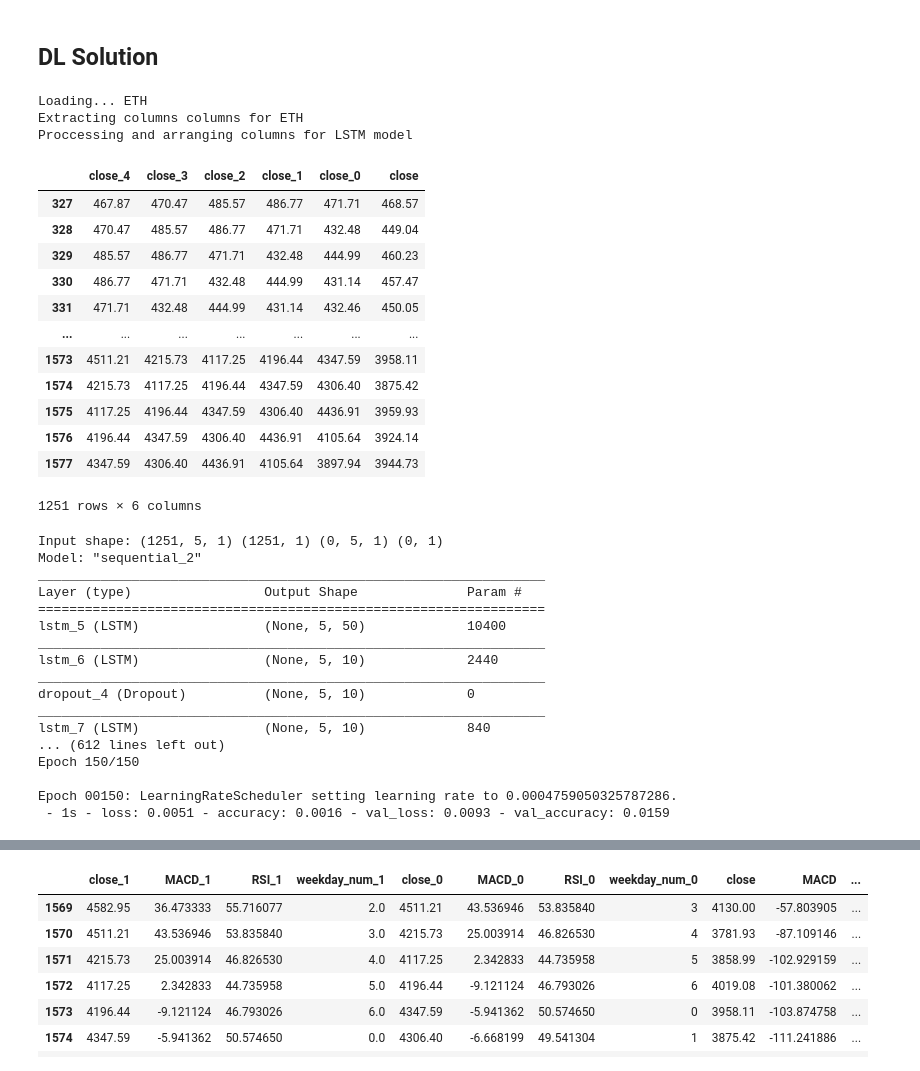
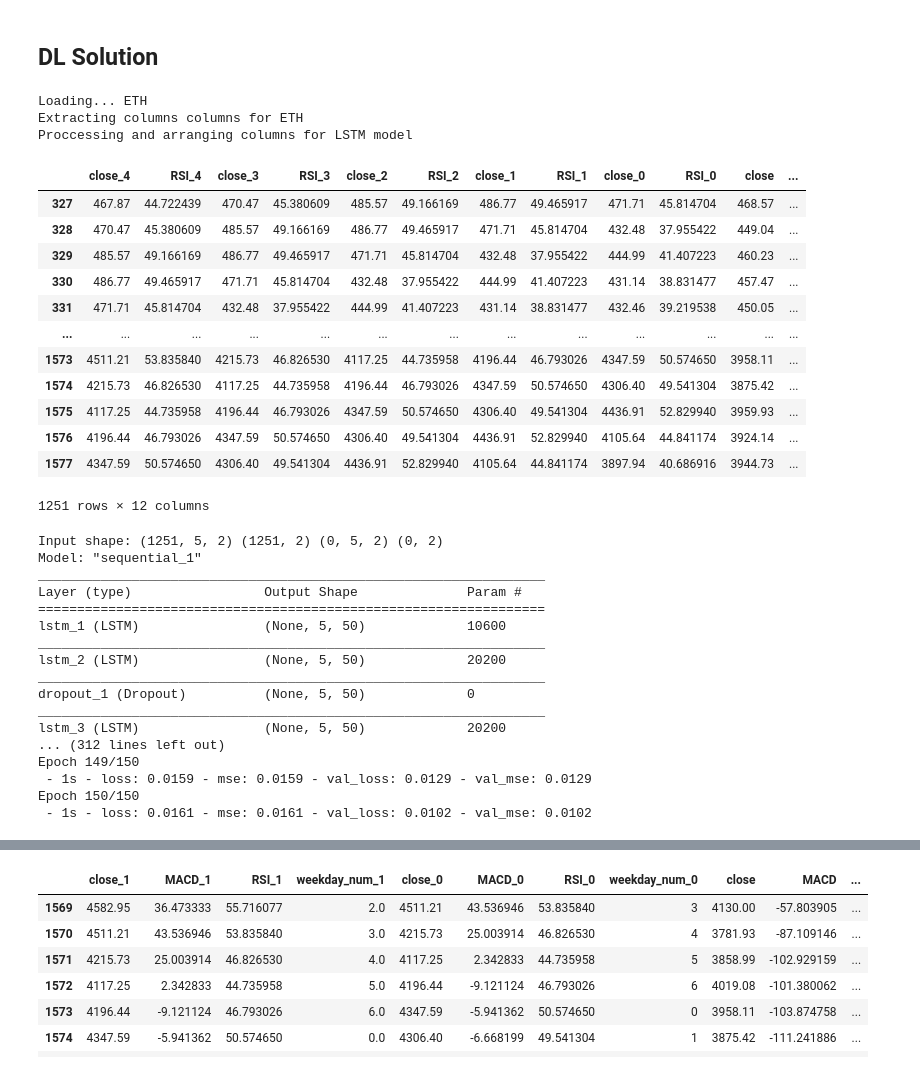
Before and after one commit to GZabalaG/crypto_bot, a Jupyter notebook: trading_simulation/Simulation.ipynb, the cells around one changed output, grey strips where cells are left out. Cells and saved outputs as stored; diff of their text form; code cells hidden in the pictures.

```diff
--- a/trading_simulation/Simulation.ipynb
+++ b/trading_simulation/Simulation.ipynb
@@ -53,47 +53,47 @@ sim7.simulate()
 crypto = 'ETH'
 periods_to_retraining = 1000
 prev_periods = 5
 pred_periods = 10
 model_selector = 'lstm'
 columns = ['RSI', 'close']
 #columns = ['weekday_num', 'RSI', 'MACD', 'close']
 #columns = ['RSI', 'MACD', 'close']
 #columns = ['mon', 'tue', 'wed', 'thu', 'fri', 'sat', 'sun', 'RSI', 'MACD', 'close']
 #columns = ['SO_K', 'SMA 50', 'SMA 200', 'close']
-columns = ['close']
+#columns = ['close']
 num_features = len(columns)
 target = None
 #target = 'close'
 
 processor = DataProcessor([crypto])
 sim = DLSimulator(processor, crypto, periods_to_retraining, prev_periods, pred_periods, model_selector, columns, target)
 # TODO Add target if we want features as timestamps
 #sim.simulate()
 df = sim.get_df()
 real_df = df.loc[327:1577]
 real_df = df.loc[327:1577]
 to_pred_df = df.loc[1578:1578]
 real_and_pred = df.iloc[:1001]
 real_df
 
 # PROBAR GENERAR DATASET CON SALTOS DE X DIAS A CONOCER
 # %% [output]
 Loading... ETH
 Extracting columns columns for ETH
 Proccessing and arranging columns for LSTM model
-|  | close_4 | close_3 | close_2 | close_1 | close_0 | close |
-| 327 | 467.87 | 470.47 | 485.57 | 486.77 | 471.71 | 468.57 |
-| 328 | 470.47 | 485.57 | 486.77 | 471.71 | 432.48 | 449.04 |
-| 329 | 485.57 | 486.77 | 471.71 | 432.48 | 444.99 | 460.23 |
-| 330 | 486.77 | 471.71 | 432.48 | 444.99 | 431.14 | 457.47 |
-| 331 | 471.71 | 432.48 | 444.99 | 431.14 | 432.46 | 450.05 |
-| ... | ... | ... | ... | ... | ... | ... |
-| 1573 | 4511.21 | 4215.73 | 4117.25 | 4196.44 | 4347.59 | 3958.11 |
-| 1574 | 4215.73 | 4117.25 | 4196.44 | 4347.59 | 4306.40 | 3875.42 |
-| 1575 | 4117.25 | 4196.44 | 4347.59 | 4306.40 | 4436.91 | 3959.93 |
-| 1576 | 4196.44 | 4347.59 | 4306.40 | 4436.91 | 4105.64 | 3924.14 |
-| 1577 | 4347.59 | 4306.40 | 4436.91 | 4105.64 | 3897.94 | 3944.73 |
+|  | close_4 | RSI_4 | close_3 | RSI_3 | close_2 | RSI_2 | close_1 | RSI_1 | close_0 | RSI_0 | close | ... |
+| 327 | 467.87 | 44.722439 | 470.47 | 45.380609 | 485.57 | 49.166169 | 486.77 | 49.465917 | 471.71 | 45.814704 | 468.57 | ... |
+| 328 | 470.47 | 45.380609 | 485.57 | 49.166169 | 486.77 | 49.465917 | 471.71 | 45.814704 | 432.48 | 37.955422 | 449.04 | ... |
+| 329 | 485.57 | 49.166169 | 486.77 | 49.465917 | 471.71 | 45.814704 | 432.48 | 37.955422 | 444.99 | 41.407223 | 460.23 | ... |
+| 330 | 486.77 | 49.465917 | 471.71 | 45.814704 | 432.48 | 37.955422 | 444.99 | 41.407223 | 431.14 | 38.831477 | 457.47 | ... |
+| 331 | 471.71 | 45.814704 | 432.48 | 37.955422 | 444.99 | 41.407223 | 431.14 | 38.831477 | 432.46 | 39.219538 | 450.05 | ... |
+| ... | ... | ... | ... | ... | ... | ... | ... | ... | ... | ... | ... | ... |
+| 1573 | 4511.21 | 53.835840 | 4215.73 | 46.826530 | 4117.25 | 44.735958 | 4196.44 | 46.793026 | 4347.59 | 50.574650 | 3958.11 | ... |
+| 1574 | 4215.73 | 46.826530 | 4117.25 | 44.735958 | 4196.44 | 46.793026 | 4347.59 | 50.574650 | 4306.40 | 49.541304 | 3875.42 | ... |
+| 1575 | 4117.25 | 44.735958 | 4196.44 | 46.793026 | 4347.59 | 50.574650 | 4306.40 | 49.541304 | 4436.91 | 52.829940 | 3959.93 | ... |
+| 1576 | 4196.44 | 46.793026 | 4347.59 | 50.574650 | 4306.40 | 49.541304 | 4436.91 | 52.829940 | 4105.64 | 44.841174 | 3924.14 | ... |
+| 1577 | 4347.59 | 50.574650 | 4306.40 | 49.541304 | 4436.91 | 52.829940 | 4105.64 | 44.841174 | 3897.94 | 40.686916 | 3944.73 | ... |
-1251 rows × 6 columns
+1251 rows × 12 columns
 # %%
 norm_strat = 2
 model_sel = 0
@@ -105,7 +105,7 @@ activations = ['relu', 'sigmoid']
 losses = ['mse', 'binary_crossentropy']
 activation = 'relu'
 loss = 'mse'
-metrics = ['accuracy']
+metrics = ['mse']
 optimizer = 'adam'
 initial_learning_rate = 0.01
 
@@ -134,23 +134,23 @@ lstm.build()
 print(lstm.get_model().summary())
 lstm.train()
 # %% [output]
-Input shape: (1251, 5, 1) (1251, 1) (0, 5, 1) (0, 1)
-Model: "sequential_2"
+Input shape: (1251, 5, 2) (1251, 2) (0, 5, 2) (0, 2)
+Model: "sequential_1"
 _________________________________________________________________
 Layer (type)                 Output Shape              Param #
 =================================================================
-lstm_5 (LSTM)                (None, 5, 50)             10400
+lstm_1 (LSTM)                (None, 5, 50)             10600
 _________________________________________________________________
-lstm_6 (LSTM)                (None, 5, 10)             2440
+lstm_2 (LSTM)                (None, 5, 50)             20200
 _________________________________________________________________
-dropout_4 (Dropout)          (None, 5, 10)             0
+dropout_1 (Dropout)          (None, 5, 50)             0
 _________________________________________________________________
-lstm_7 (LSTM)                (None, 5, 10)             840
-... (612 lines left out)
+lstm_3 (LSTM)                (None, 5, 50)             20200
+... (312 lines left out)
+Epoch 149/150
+ - 1s - loss: 0.0159 - mse: 0.0159 - val_loss: 0.0129 - val_mse: 0.0129
 Epoch 150/150
-
-Epoch 00150: LearningRateScheduler setting learning rate to 0.0004759050325787286.
- - 1s - loss: 0.0051 - accuracy: 0.0016 - val_loss: 0.0093 - val_accuracy: 0.0159
+ - 1s - loss: 0.0161 - mse: 0.0161 - val_loss: 0.0102 - val_mse: 0.0102
 # %%
 pred = lstm.predict()
 print('pred:', pred)
```
Also changed, not shown: parts of 2 cells of this notebook, 3 other files.
